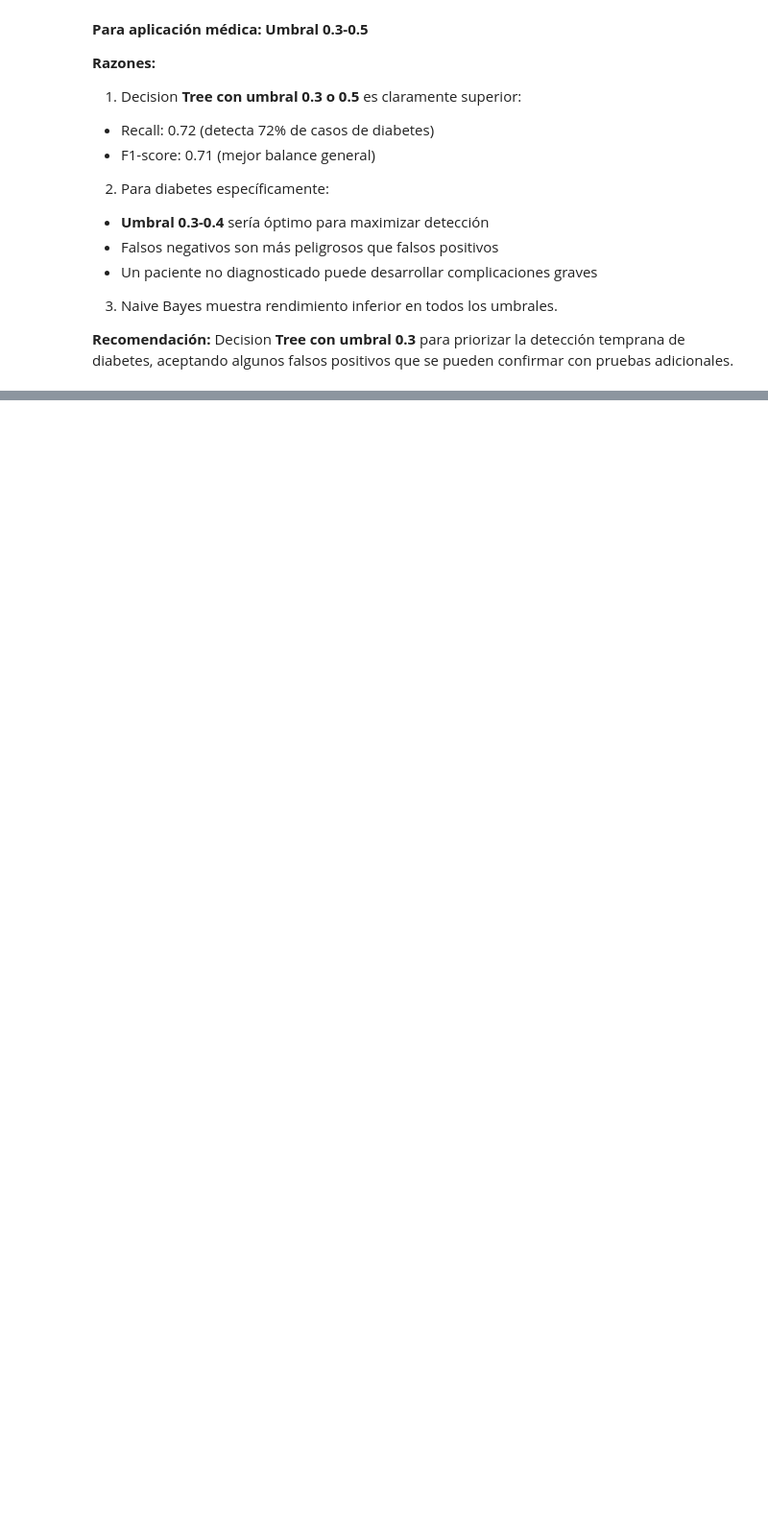
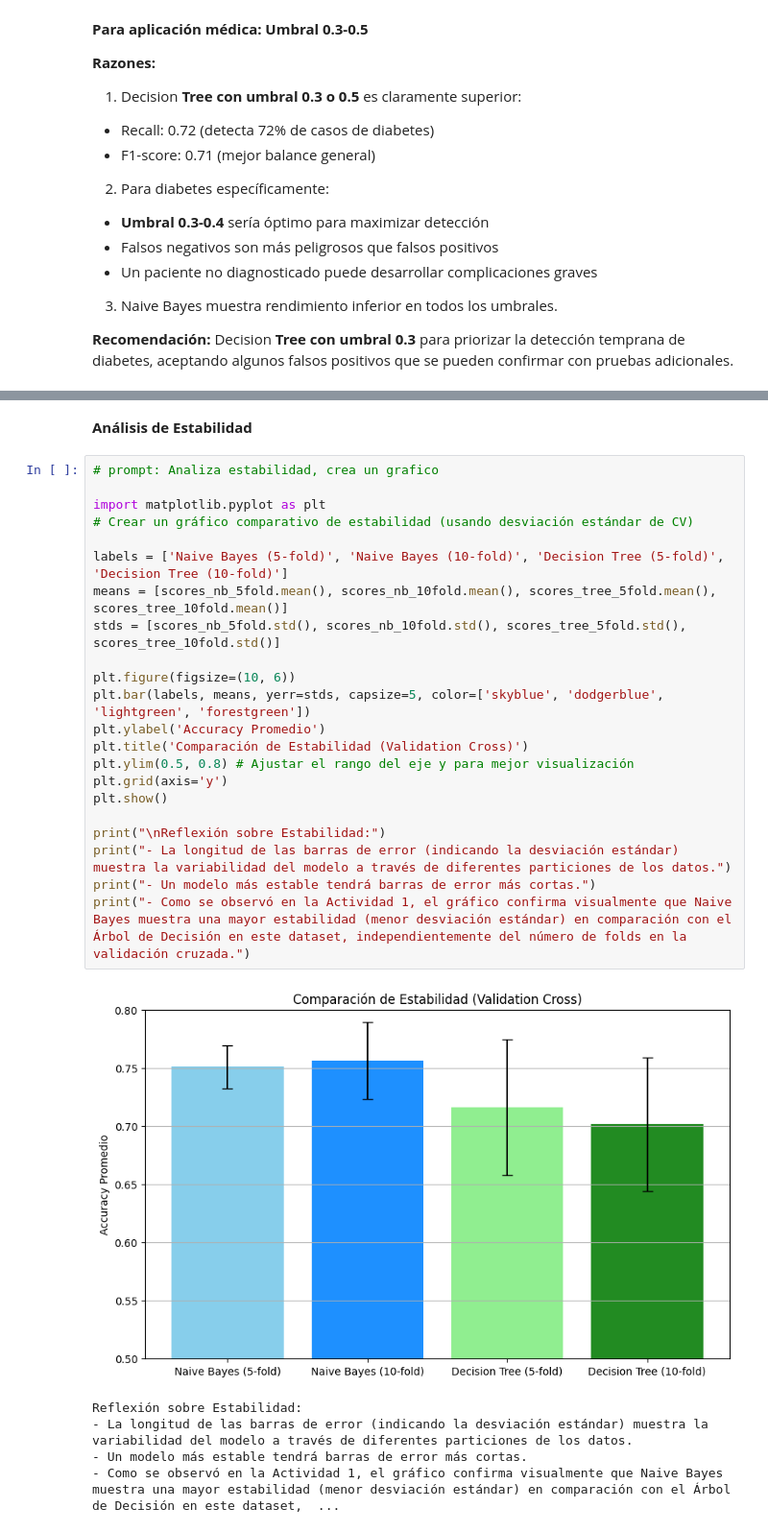
Before and after one commit to YoverOlivaresUNC/AILabs-Lab05, a Jupyter notebook: Lab05_LR.ipynb, the cells around one changed output, grey strips where cells are left out. Shown at 96% size. Drawn from its saved outputs; the diff is of its cells as text; blank space fills up the shorter version.

```diff
--- a/Lab05_LR.ipynb
+++ b/Lab05_LR.ipynb
@@ -895,0 +1122,30 @@ Para Árbol de Decisión:
+# %% [markdown]
+**Análisis de Estabilidad**
+# %%
+# prompt: Analiza estabilidad, crea un grafico
+
+import matplotlib.pyplot as plt
+# Crear un gráfico comparativo de estabilidad (usando desviación estándar de CV)
+
+labels = ['Naive Bayes (5-fold)', 'Naive Bayes (10-fold)', 'Decision Tree (5-fold)', 'Decision Tree (10-fold)']
+means = [scores_nb_5fold.mean(), scores_nb_10fold.mean(), scores_tree_5fold.mean(), scores_tree_10fold.mean()]
+stds = [scores_nb_5fold.std(), scores_nb_10fold.std(), scores_tree_5fold.std(), scores_tree_10fold.std()]
+
+plt.figure(figsize=(10, 6))
+plt.bar(labels, means, yerr=stds, capsize=5, color=['skyblue', 'dodgerblue', 'lightgreen', 'forestgreen'])
+plt.ylabel('Accuracy Promedio')
+plt.title('Comparación de Estabilidad (Validation Cross)')
+plt.ylim(0.5, 0.8) # Ajustar el rango del eje y para mejor visualización
+plt.grid(axis='y')
+plt.show()
+
+print("\nReflexión sobre Estabilidad:")
+print("- La longitud de las barras de error (indicando la desviación estándar) muestra la variabilidad del modelo a través de diferentes particiones de los datos.")
+print("- Un modelo más estable tendrá barras de error más cortas.")
+print("- Como se observó en la Actividad 1, el gráfico confirma visualmente que Naive Bayes muestra una mayor estabilidad (menor desviación estándar) en comparación con el Árbol de Decisión en este dataset, independientemente del número de folds en la validación cruzada.")
+# %% [output]
+[figure, added]
+Reflexión sobre Estabilidad:
+- La longitud de las barras de error (indicando la desviación estándar) muestra la variabilidad del modelo a través de diferentes particiones de los datos.
+- Un modelo más estable tendrá barras de error más cortas.
+- Como se observó en la Actividad 1, el gráfico confirma visualmente que Naive Bayes muestra una mayor estabilidad (menor desviación estándar) en comparación con el Árbol de Decisión en este dataset,  ...
```
Also changed, not shown: parts of 10 cells of this notebook.
